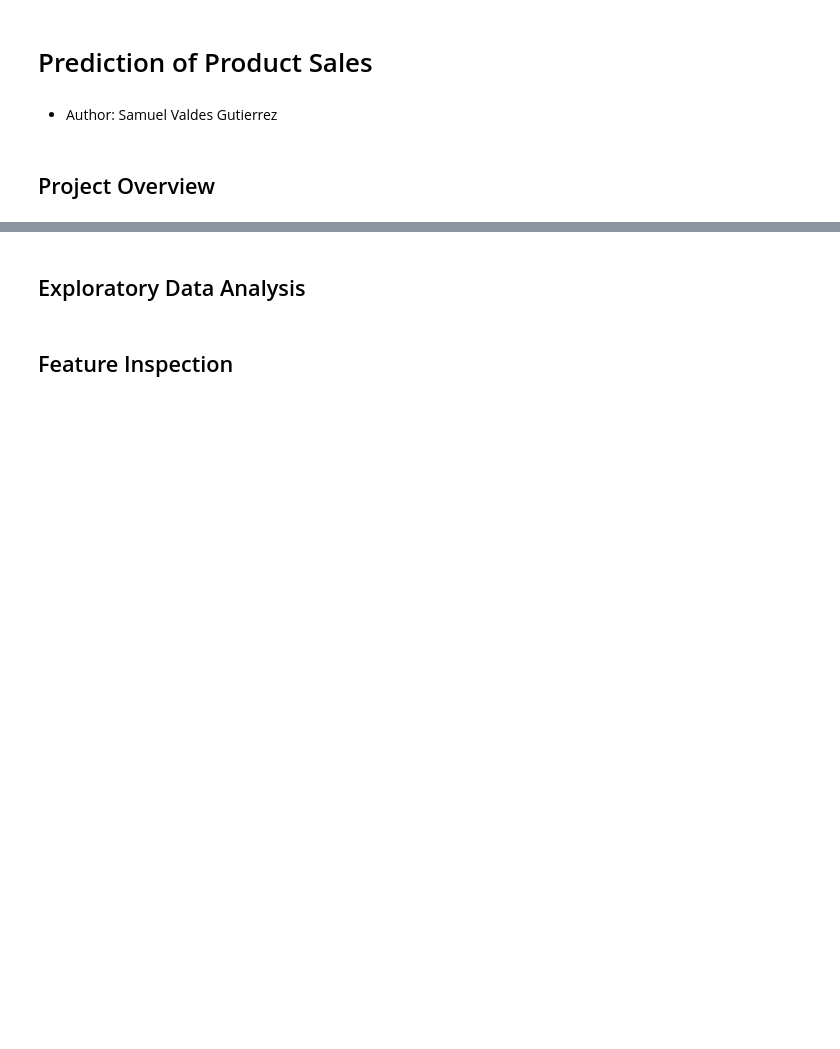
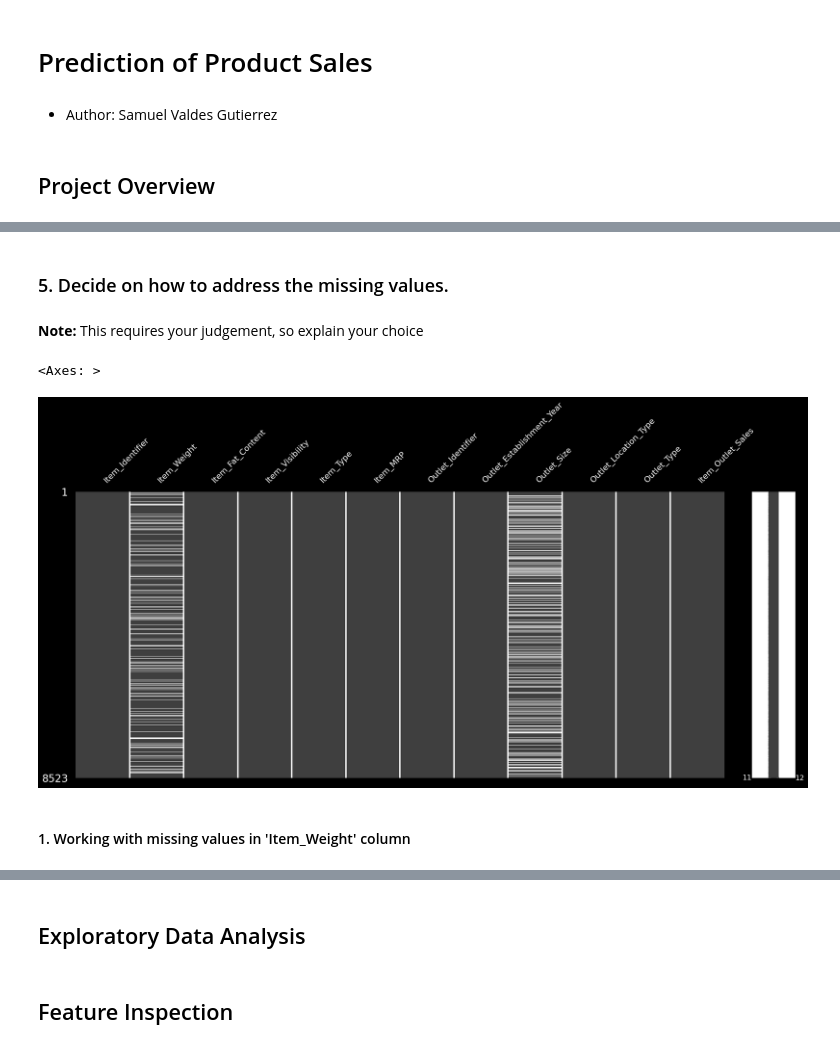
Before and after one commit to BigSamu/Prediction_of_Product_Sales, a Jupyter notebook: Prediction_of_Product_Sales.ipynb, the cells around one changed output, grey strips where cells are left out. Drawn from its saved outputs; the diff is of its cells as text; code cells hidden in the pictures; blank space fills up the shorter version.

```diff
--- a/Prediction_of_Product_Sales.ipynb
+++ b/Prediction_of_Product_Sales.ipynb
@@ -10,0 +37,8 @@
+# %%
+# Mount google drive
+from google.colab import drive
+drive.mount('/content/drive')
+
+# Save the filepath and load the data as "df_titanic"
+file_path =  "/content/drive/MyDrive/Coding_Dojo_Data_Science_Excercises/FP_Prediction_of_Product_Sales/data/sales_predictions_2023.csv"
+df = pd.read_csv(file_path)
@@ -10,0 +167,13 @@
+# %% [markdown]
+### 5. Decide on how to address the missing values.
+# %% [markdown]
+**Note:** This requires your judgement, so explain your choice
+# %%
+# Visualize the missing values using the missingno package's matrix plot.
+import missingno as msno
+msno.matrix(df)
+# %% [output]
+<Axes: >
+[figure, added]
+# %% [markdown]
+#### 1. Working with missing values in 'Item_Weight' column
```
Also changed, not shown: parts of 57 cells of this notebook.
